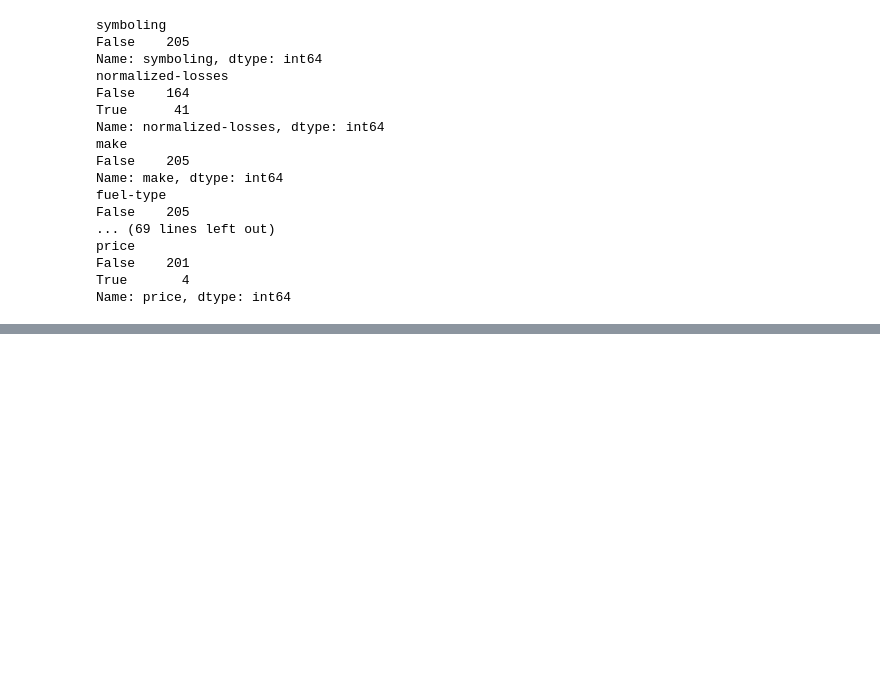
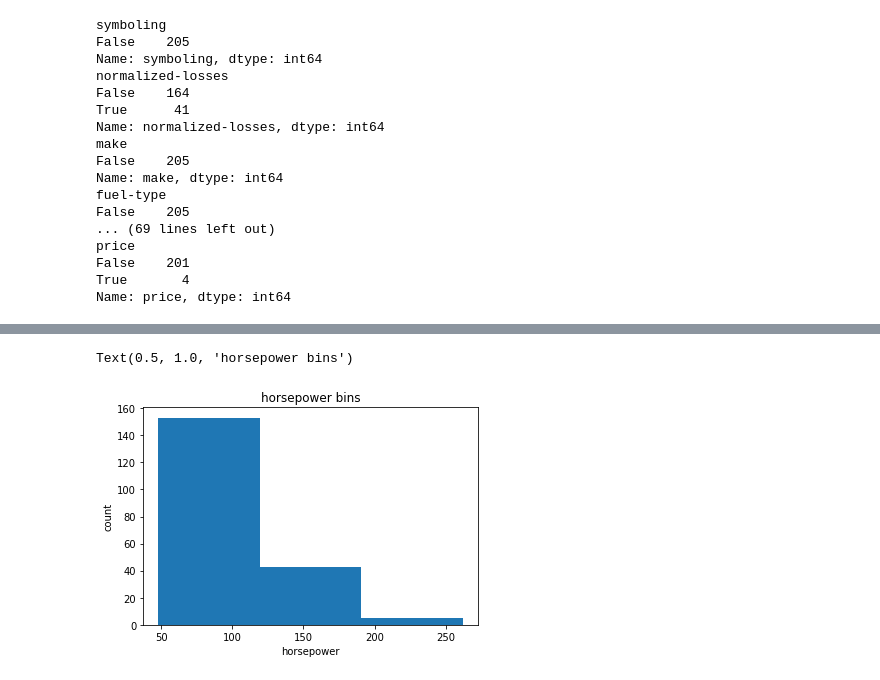
Before and after one commit to PosgradoMNA/actividades-de-aprendizaje-A01793146, a Jupyter notebook: DataAnalysis/Modulo2.ipynb, the cells around one changed output, grey strips where cells are left out. Cells and saved outputs as stored; diff of their text form; code cells hidden in the pictures; blank space fills up the shorter version.

```diff
--- a/DataAnalysis/Modulo2.ipynb
+++ b/DataAnalysis/Modulo2.ipynb
@@ -110,0 +215,8 @@ Name: price, dtype: int64
+# %%
+# Let's standarize the data
+# For example, maybe we need to transform mpg into L/100l,
+df['city-L/100km'] = 235/df["city-mpg"]
+
+# Now we can check it
+df['city-L/100km'].head()
+#It's already standarized
@@ -110,0 +233,4 @@ Name: price, dtype: int64
+# %%
+df["highway-mpg"] = 235/df["highway-mpg"]
+df.rename(columns={'highway-mpg':'highway-L/100km'}, inplace=True)
+df["highway-L/100km"].head()
@@ -110,0 +244,5 @@ Name: price, dtype: int64
+# %%
+# Maybe we need to normalize some data. This is to transforming existing data into a similar range.
+# For instance we can update our features and normalized:
+df['length'] = df['length']/df['length'].max()
+df['width'] = df['width']/df['width'].max()
@@ -110,0 +252,3 @@ Name: price, dtype: int64
+# %%
+df['height'] = df['height']/df['height'].max()
+df[["length","width","height"]].head()
@@ -110,0 +262,24 @@ Name: price, dtype: int64
+# %%
+# Binning
+# Binning is the process of transforming continous numerical variables into discrete categorical bins
+
+%matplotlib inline
+import matplotlib as plt
+from matplotlib import pyplot
+
+
+# For example:
+df["horsepower"]=df["horsepower"].astype(int, copy=True)
+
+# draw historgram of attribute "horsepower" with bins = 3
+plt.pyplot.hist(df["horsepower"], bins = 3)
+
+# set x/y labels and plot title
+plt.pyplot.xlabel("horsepower")
+plt.pyplot.ylabel("count")
+plt.pyplot.title("horsepower bins")
+
+# Now we have three bins (groups) for horsepower feature
+# %% [output]
+Text(0.5, 1.0, 'horsepower bins')
+[figure, added]
```
Also changed, not shown: parts of 24 cells of this notebook.
